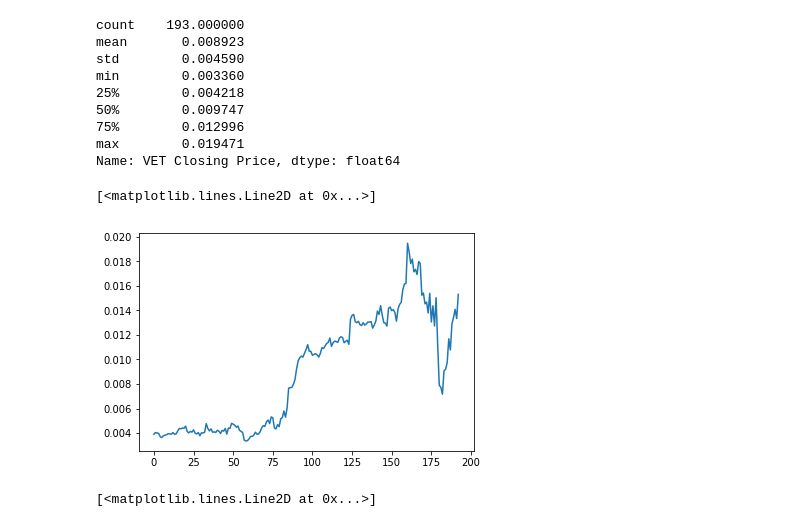
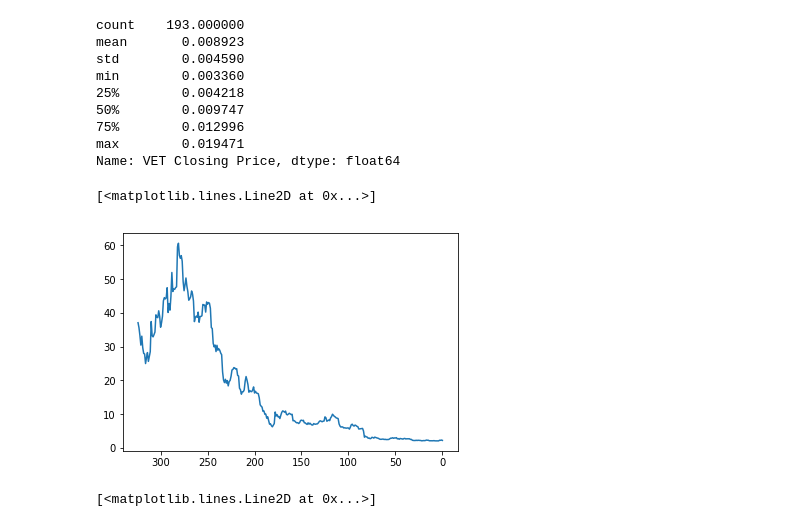
Before and after one commit to kevzha/CryptoAnalysis, a Jupyter notebook: Heatmaps_Graphing.ipynb, the cells around one changed output. Cells and saved outputs as stored; diff of their text form; code cells hidden in the pictures.

```diff
--- a/Heatmaps_Graphing.ipynb
+++ b/Heatmaps_Graphing.ipynb
@@ -29,3 +23,5 @@ pct_change.corr()
+# %%
+closing_price = closing_price[::-1]
 # %%
 t3b3_heatmap = sns.heatmap(pct_change.corr(),
         xticklabels=pct_change.corr(),
@@ -71,12 +76,14 @@ min        0.003360
 max        0.019471
 Name: VET Closing Price, dtype: float64
 # %%
-plt.plot(closing_price['VET Closing Price'].dropna(), )
+plt.gca().invert_xaxis()
+plt.plot(closing_price['ELA Closing Price'])
+
 #plt.plot(closing_price['ETH Closing Price'], )
 #plt.plot(closing_price['XRP Closing Price'], )
 # %% [output]
 [<matplotlib.lines.Line2D at 0x...>]
-[figure, old version]
+[figure, new version]
 # %%
 BTC = pd.read_csv('BTC_reshaped.csv').drop(['Unnamed: 0'], axis=1)
 VET = pd.read_csv('VET.csv').drop(['Unnamed: 0'], axis=1)
```
Also changed, not shown: parts of 12 cells of this notebook.
